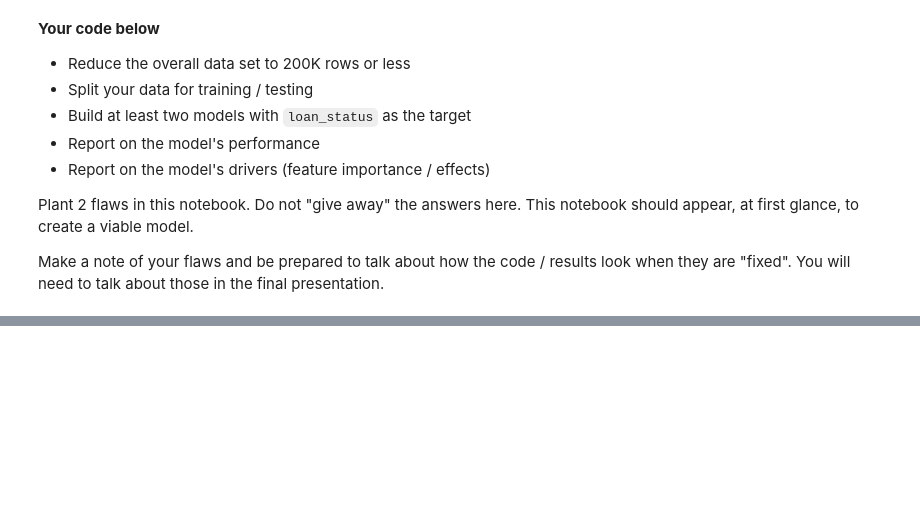
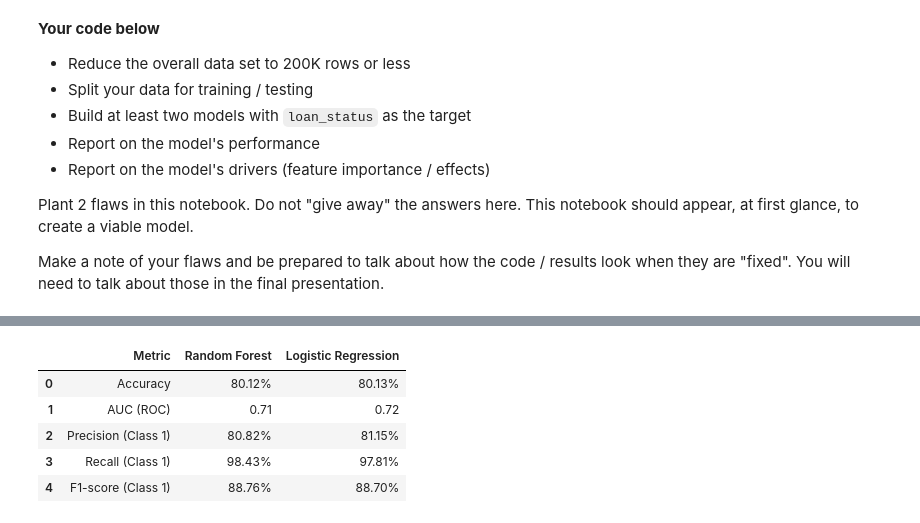
Before and after one commit to EviIius/DSBA6010, a Jupyter notebook: Final_Project/Starter_Notebook.ipynb, the cells around one changed output, grey strips where cells are left out. Cells and saved outputs as stored; diff of their text form; code cells hidden in the pictures; blank space fills up the shorter version.

```diff
--- a/Final_Project/Starter_Notebook.ipynb
+++ b/Final_Project/Starter_Notebook.ipynb
@@ -88,0 +222,9 @@ ValueError: could not convert string to float: ' 36 months'
+# %%
+performance_summary_flawed
+# %% [output]
+|  | Metric | Random Forest | Logistic Regression |
+| 0 | Accuracy | 80.12% | 80.13% |
+| 1 | AUC (ROC) | 0.71 | 0.72 |
+| 2 | Precision (Class 1) | 80.82% | 81.15% |
+| 3 | Recall (Class 1) | 98.43% | 97.81% |
+| 4 | F1-score (Class 1) | 88.76% | 88.70% |
```
Also changed, not shown: parts of 12 cells of this notebook, 3 other files.
